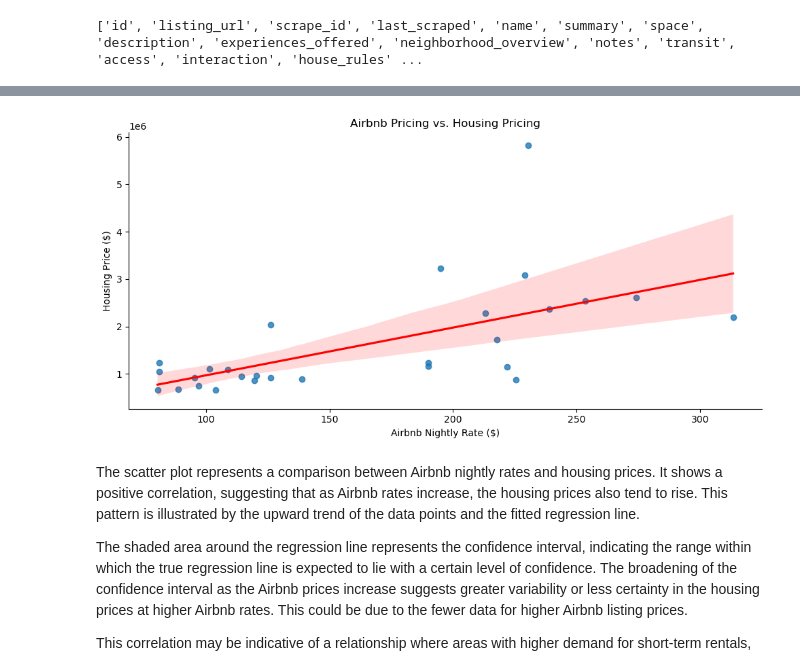
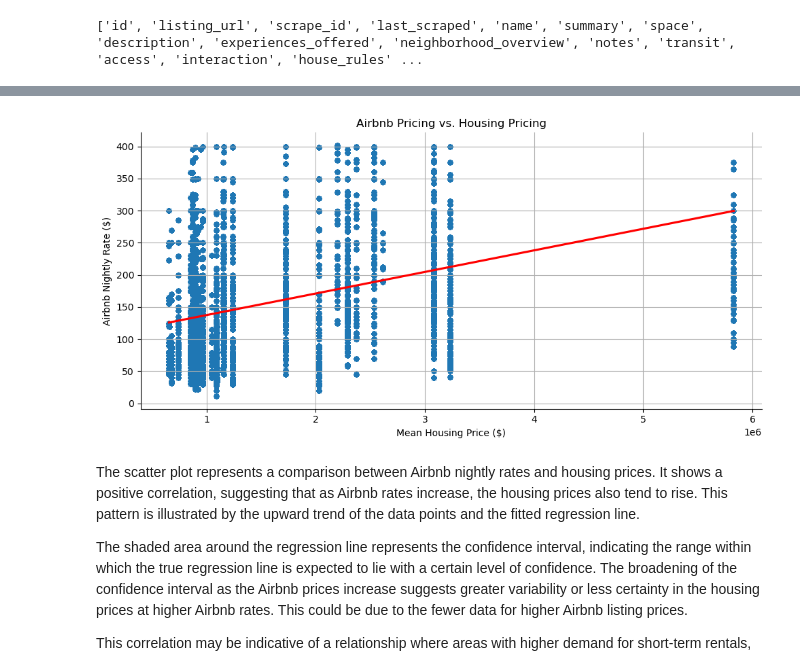
Before and after one commit to ECO225-W2024/project-one-code-32record, a Jupyter notebook: Project1 notebook.ipynb, the cells around one changed output, grey strips where cells are left out. Drawn from its saved outputs; the diff is of its cells as text; code cells hidden in the pictures.

Commit message:
fixed!!!!!!!!!!!!!!!!!!!!!!!!!! issues from neighbourhood map and the message scatterplot!!!!!!!!!!!!!!!!!!!!!!!!!!!!!!!!!!!!!!!!!!!!!!!

```diff
--- a/Project1 notebook.ipynb
+++ b/Project1 notebook.ipynb
@@ -465,0 +432,25 @@ print(mean_prices_by_zipcode)
+# %%
+# data cleaning
+# removing outliers
+
+Q1 = merged_df['price_x'].quantile(0.25)
+Q3 = merged_df['price_x'].quantile(0.75)
+IQR = Q3 - Q1
+
+# Define bounds for the outliers
+lower_bound = Q1 - 1.5 * IQR
+upper_bound = Q3 + 1.5 * IQR
+
+# Filter out the outliers
+filtered_df = merged_df[(merged_df['price_x'] >= lower_bound) & (merged_df['price_x'] <= upper_bound)]
+# %%
+import pandas as pd
+
+# Calculate mean housing prices by zipcode
+mean_housing_prices = filtered_df.groupby('zipcode')['price_y'].mean().reset_index(name='mean_price_housing')
+
+# Merge the mean housing price back to the original DataFrame to have both raw Airbnb prices and mean housing price per zipcode
+merged_with_mean_housing = pd.merge(filtered_df, mean_housing_prices, on='zipcode')
+
+# Now 'merged_with_mean_housing' contains the original Airbnb prices ('price_x') and the mean housing prices ('mean_price_housing') for each zipcode
+print(merged_with_mean_housing)
@@ -466,17 +472,21 @@ print(mean_prices_by_zipcode)
 # %%
 # Creating the scatter plot with a trend line
-sns.lmplot(x='price_x', y='price_y', data=mean_prices_by_zipcode, aspect=2, line_kws={'color': 'red'})
+sns.lmplot(x='mean_price_housing', y='price_x', data=merged_with_mean_housing,
+           aspect=2, line_kws={'color': 'red'}, scatter_kws={'alpha':0.1, 's':20})
 
 plt.title('Airbnb Pricing vs. Housing Pricing')
-plt.xlabel('Airbnb Nightly Rate ($)')
-plt.ylabel('Housing Price ($)')
+plt.ylabel('Airbnb Nightly Rate ($)')
+plt.xlabel('Mean Housing Price ($)')
 
 # Apply tight layout adjustment explicitly
 plt.tight_layout()
 
+# Gridlines
+plt.grid(True)
+
 plt.show()
 # %% [output]
-[figure, old version]
+[figure, new version]
 # %% [markdown]
 
 The scatter plot represents a comparison between Airbnb nightly rates and housing prices. It shows a positive correlation, suggesting that as Airbnb rates increase, the housing prices also tend to rise. This pattern is illustrated by the upward trend of the data points and the fitted regression line.
```
Also changed, not shown: parts of 10 cells of this notebook.
